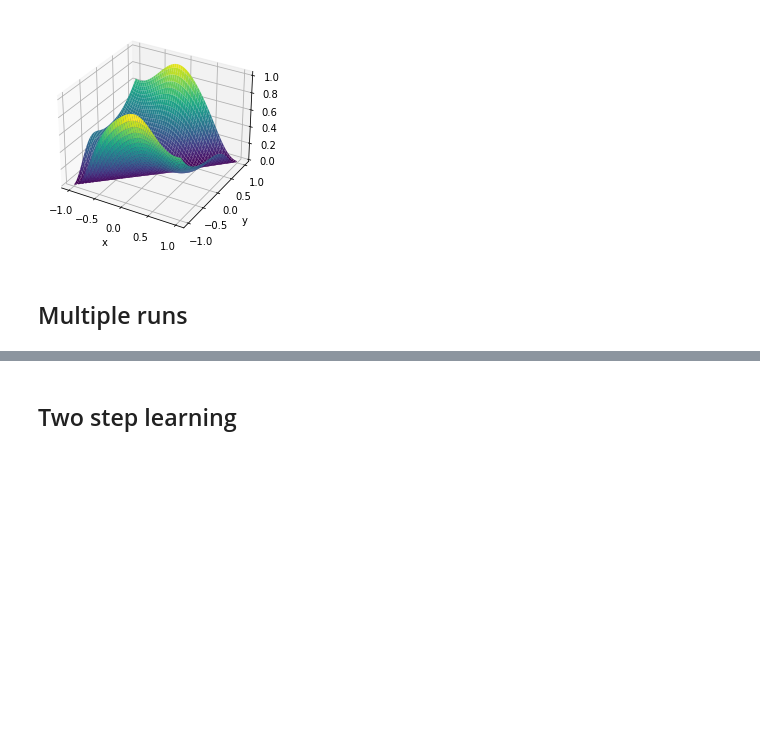
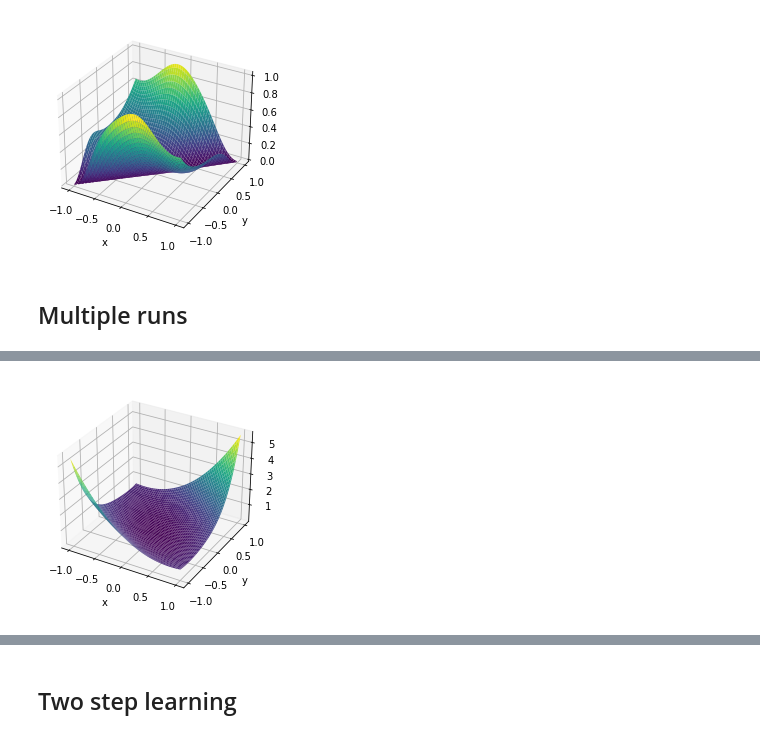
Before and after one commit to alaignelet/optimal_control, a Jupyter notebook: projected_gradient.ipynb, the cells around one changed output, grey strips where cells are left out. Cells and saved outputs as stored; diff of their text form; code cells hidden in the pictures; blank space fills up the shorter version.

```diff
--- a/projected_gradient.ipynb
+++ b/projected_gradient.ipynb
@@ -183,13 +234,13 @@ ray.init()
 # %%
 @ray.remote
 def computeExperiments(lr):
-    layers = [2, 20, 2]
-    network = NeuralNet(layers=layers, quadraticForm=False, useAdditionalModel=False, imposePsd=True, imposeCholesky=False, **{'countMatrices': 1})
+    layers = [2, 20, 3]
+    network = NeuralNet(layers=layers, quadraticForm=False, useAdditionalModel=False, imposePsd=False, imposeCholesky=True, **{'countMatrices': 1})
     gamma = {'matrix':0, 'residual':1, 'data':0, 'gradient':0}
     pde = NonLinear(network=network, gamma=gamma, correctShift=False, eps=1)
 
     lrs = [lr, 0.1*lr]
-    iterations = [1000, 2000]
+    iterations = [1000, 4000]
 
     resu = pde.train(
         interiorPointCount=100,
@@ -211,7 +262,7 @@ def computeExperiments(lr):
     info_dict['resu'] = resu
     return info_dict
 # %%
-inputs = [1e-1, 1e-2, 1e-3] * 20
+inputs = [1e-1, 1e-2, 1e-3] * 50
 # %%
 refs = []
 for lr in inputs:
@@ -248,0 +305,15 @@ Name: loss, dtype: float64
+# %%
+x = np.linspace(-1, 1, 100)
+y = np.linspace(-1, 1, 100)
+
+X, Y = np.meshgrid(x, y)
+space = pde.getEvaluationPoints()
+
+Z = returns.iloc[1]['Z']
+
+ax = plt.axes(projection='3d')
+ax.plot_surface(X, Y, Z.detach().cpu().numpy(), cmap='viridis');
+ax.set_xlabel('x')
+ax.set_ylabel('y');
+# %% [output]
+[figure, added]
```
Also changed, not shown: parts of 13 cells of this notebook, 1 other file.
